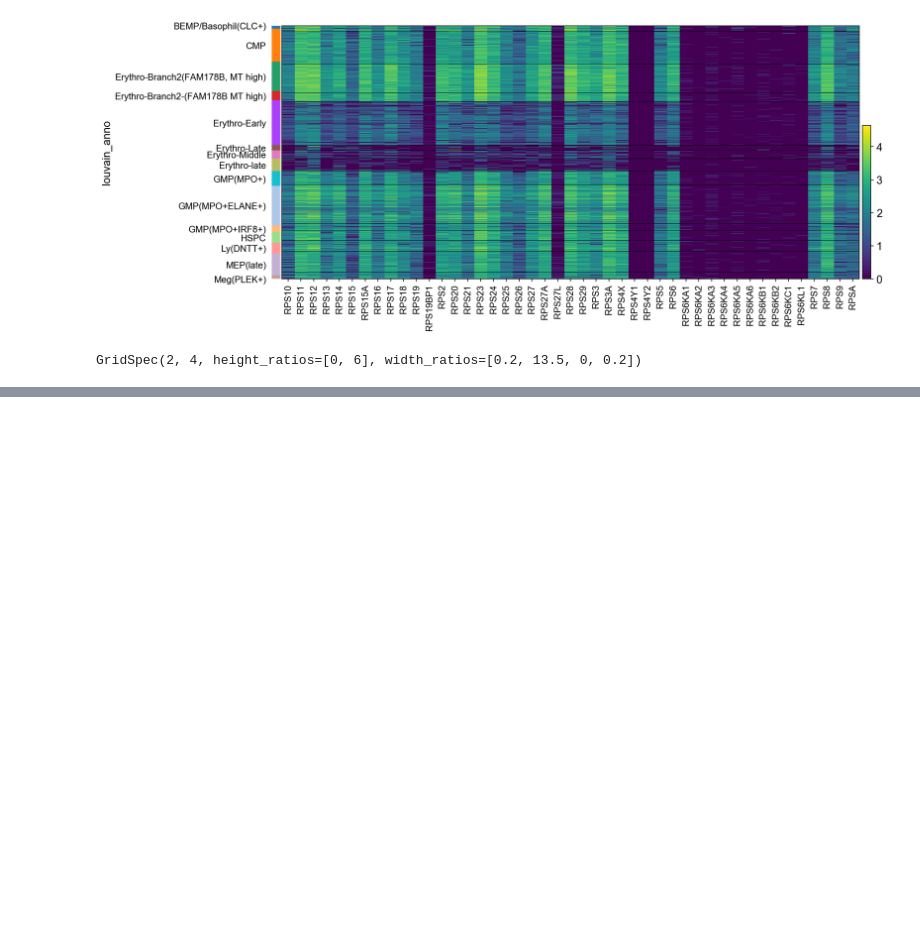
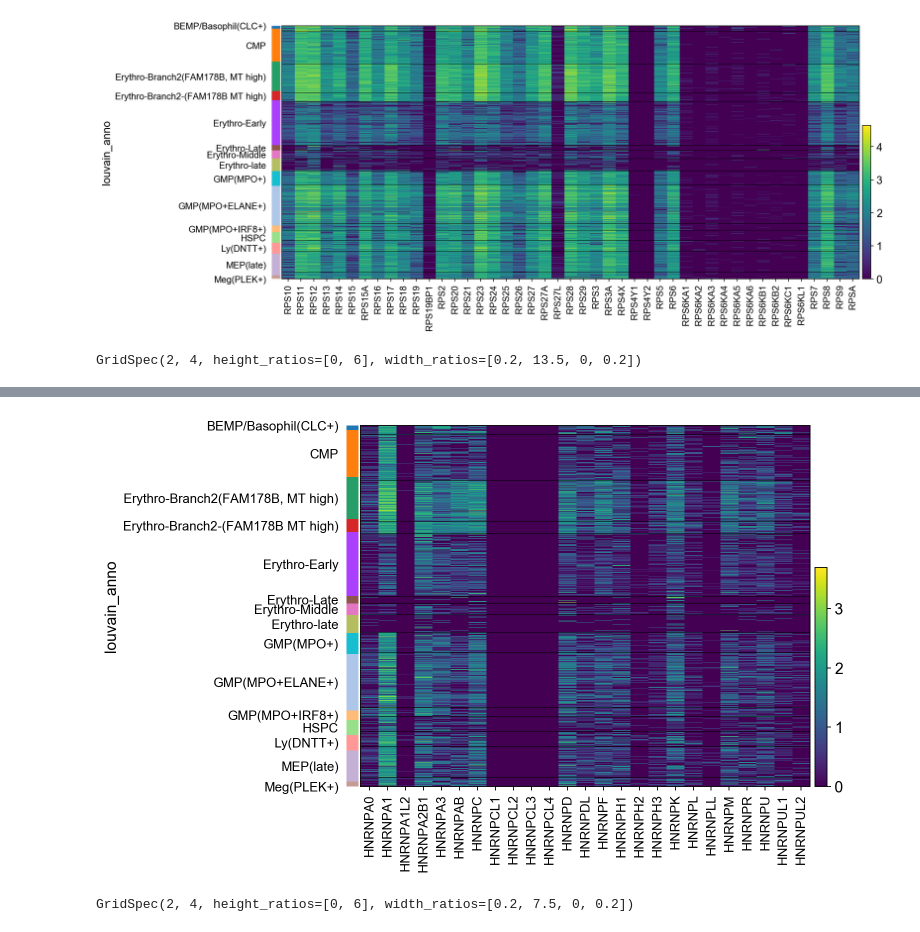
Before and after one commit to algaebrown/scSecretome, a Jupyter notebook: sc_notebook/hemato_RPL_RPS.ipynb, the cells around one changed output, grey strips where cells are left out. Cells and saved outputs as stored; diff of their text form; code cells hidden in the pictures; blank space fills up the shorter version.

```diff
--- a/sc_notebook/hemato_RPL_RPS.ipynb
+++ b/sc_notebook/hemato_RPL_RPS.ipynb
@@ -38,0 +60,5 @@ GridSpec(2, 4, height_ratios=[0, 6], width_ratios=[0.2, 13.5, 0, 0.2])
+# %%
+sc.pl.heatmap(adata, hnrnp, show_gene_labels = True, groupby = 'louvain_anno')
+# %% [output]
+[figure, added]
+GridSpec(2, 4, height_ratios=[0, 6], width_ratios=[0.2, 7.5, 0, 0.2])
```
Also changed, not shown: parts of 32 cells of this notebook, 2 other files.
